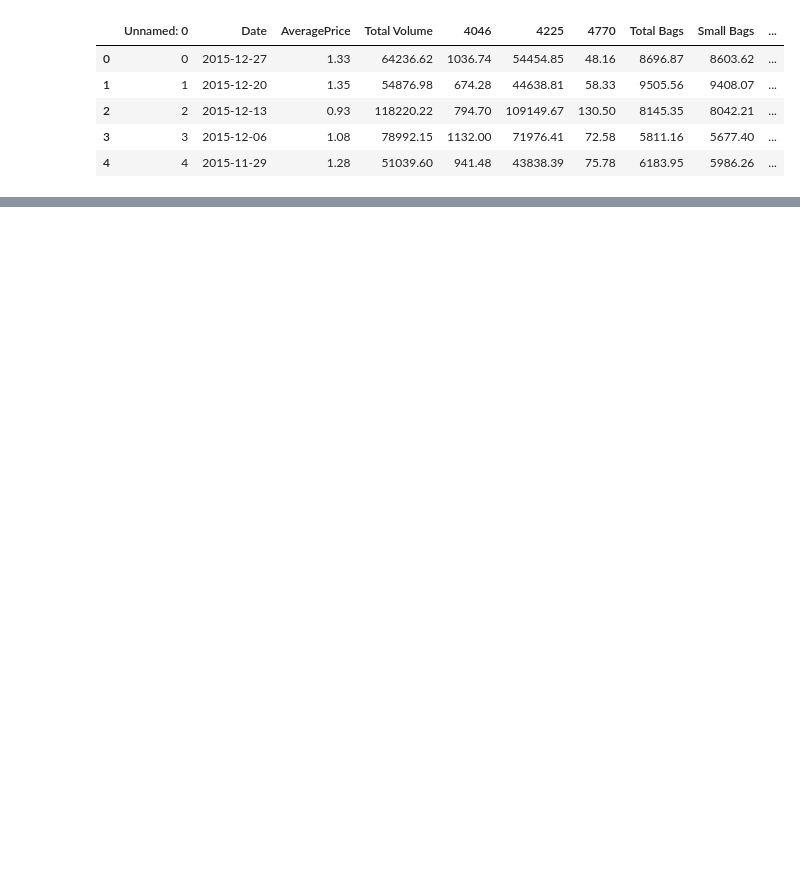
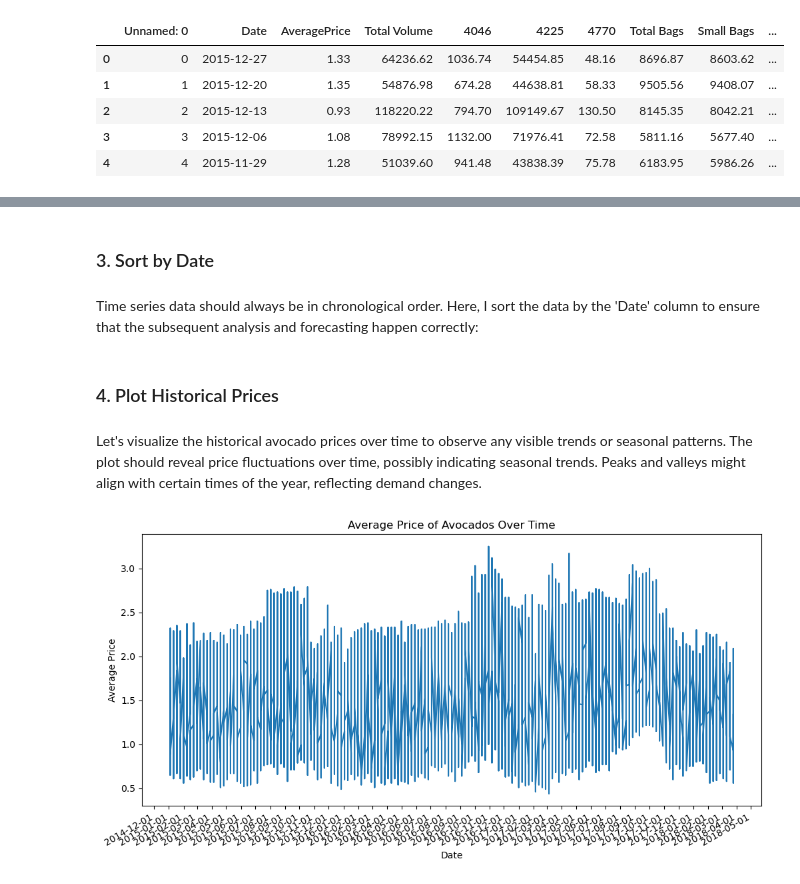
Before and after one commit to matroskin313/Machine-learning-projects, a Jupyter notebook: Avocado Prices Prediction.ipynb, the cells around one changed output, grey strips where cells are left out. Drawn from its saved outputs; the diff is of its cells as text; code cells hidden in the pictures; blank space fills up the shorter version.

Commit message:
Add analysis

```diff
--- a/Avocado Prices Prediction.ipynb
+++ b/Avocado Prices Prediction.ipynb
@@ -286,0 +83,4 @@ plt.plot(avocado_df_sample['Date'], avocado_df_sample['AveragePrice'])
+# %% [markdown]
+### 3. Sort by Date
+# %% [markdown]
+Time series data should always be in chronological order. Here, I sort the data by the 'Date' column to ensure that the subsequent analysis and forecasting happen correctly:
@@ -286,0 +90,30 @@ plt.plot(avocado_df_sample['Date'], avocado_df_sample['AveragePrice'])
+# %% [markdown]
+### 4. Plot Historical Prices
+# %% [markdown]
+Let's visualize the historical avocado prices over time to observe any visible trends or seasonal patterns. The plot should reveal price fluctuations over time, possibly indicating seasonal trends. Peaks and valleys might align with certain times of the year, reflecting demand changes.
+# %%
+import matplotlib.dates as mdates
+
+# Convert 'Date' column to datetime
+avocado_df['Date'] = pd.to_datetime(avocado_df['Date'])
+
+plt.figure(figsize=(12,6))
+plt.plot(avocado_df['Date'], avocado_df['AveragePrice'])
+
+# Set the date format on the x-axis
+plt.gca().xaxis.set_major_formatter(mdates.DateFormatter('%Y-%m-%d'))
+plt.gca().xaxis.set_major_locator(mdates.MonthLocator(interval=1))
+
+
+# Rotate and format the x-axis labels
+plt.gcf().autofmt_xdate()
+
+# Add labels and title
+plt.xlabel('Date')
+plt.ylabel('Average Price')
+plt.title('Average Price of Avocados Over Time')
+
+# Show the plot
+plt.show()
+# %% [output]
+[figure, added]
```
Also changed, not shown: parts of 75 cells of this notebook.
